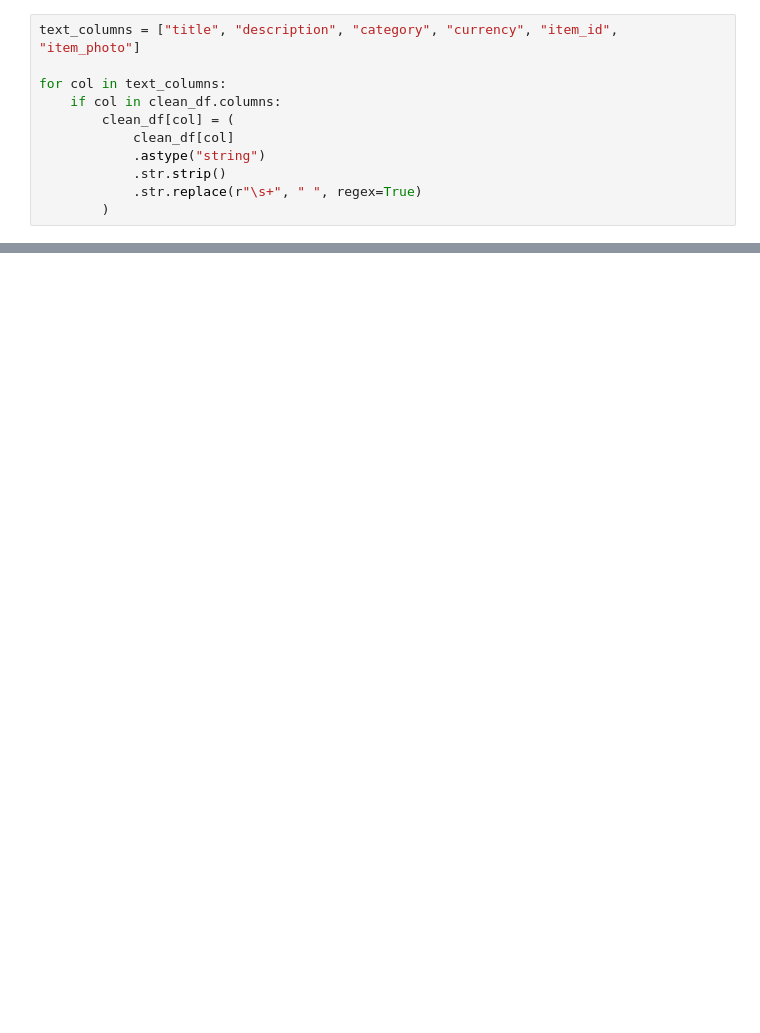
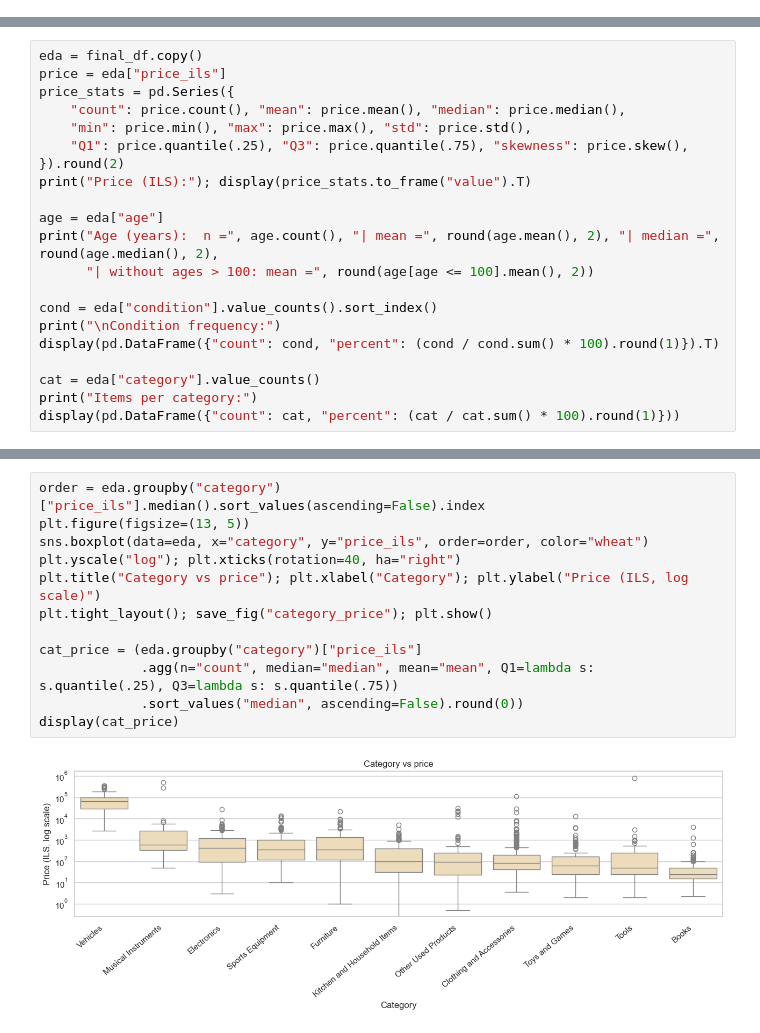
Before and after one commit to Tala-Saabneh/M_Ass2, a Jupyter notebook: assignment2_analysis.ipynb, the cells around one changed output, grey strips where cells are left out. Saved outputs shown, nothing was run; the diff lists cells and outputs as text; blank space fills up the shorter version.

```diff
--- a/assignment2_analysis.ipynb
+++ b/assignment2_analysis.ipynb
@@ -277,11 +0,0 @@ Categories after: 75
-# %%
-text_columns = ["title", "description", "category", "currency", "item_id", "item_photo"]
-
-for col in text_columns:
-    if col in clean_df.columns:
-        clean_df[col] = (
-            clean_df[col]
-            .astype("string")
-            .str.strip()
-            .str.replace(r"\s+", " ", regex=True)
-        )
@@ -1218,0 +705,21 @@ Future datasets should aim to include a more balanced number of items from each
+# %%
+eda = final_df.copy()
+price = eda["price_ils"]
+price_stats = pd.Series({
+    "count": price.count(), "mean": price.mean(), "median": price.median(),
+    "min": price.min(), "max": price.max(), "std": price.std(),
+    "Q1": price.quantile(.25), "Q3": price.quantile(.75), "skewness": price.skew(),
+}).round(2)
+print("Price (ILS):"); display(price_stats.to_frame("value").T)
+
+age = eda["age"]
+print("Age (years):  n =", age.count(), "| mean =", round(age.mean(), 2), "| median =", round(age.median(), 2),
+      "| without ages > 100: mean =", round(age[age <= 100].mean(), 2))
+
+cond = eda["condition"].value_counts().sort_index()
+print("\nCondition frequency:")
+display(pd.DataFrame({"count": cond, "percent": (cond / cond.sum() * 100).round(1)}).T)
+
+cat = eda["category"].value_counts()
+print("Items per category:")
+display(pd.DataFrame({"count": cat, "percent": (cat / cat.sum() * 100).round(1)}))
@@ -1218,0 +820,14 @@ Future datasets should aim to include a more balanced number of items from each
+# %%
+order = eda.groupby("category")["price_ils"].median().sort_values(ascending=False).index
+plt.figure(figsize=(13, 5))
+sns.boxplot(data=eda, x="category", y="price_ils", order=order, color="wheat")
+plt.yscale("log"); plt.xticks(rotation=40, ha="right")
+plt.title("Category vs price"); plt.xlabel("Category"); plt.ylabel("Price (ILS, log scale)")
+plt.tight_layout(); save_fig("category_price"); plt.show()
+
+cat_price = (eda.groupby("category")["price_ils"]
+             .agg(n="count", median="median", mean="mean", Q1=lambda s: s.quantile(.25), Q3=lambda s: s.quantile(.75))
+             .sort_values("median", ascending=False).round(0))
+display(cat_price)
+# %% [output]
+[figure, added]
```
Also changed, not shown: parts of 101 cells of this notebook, 7 other files.
